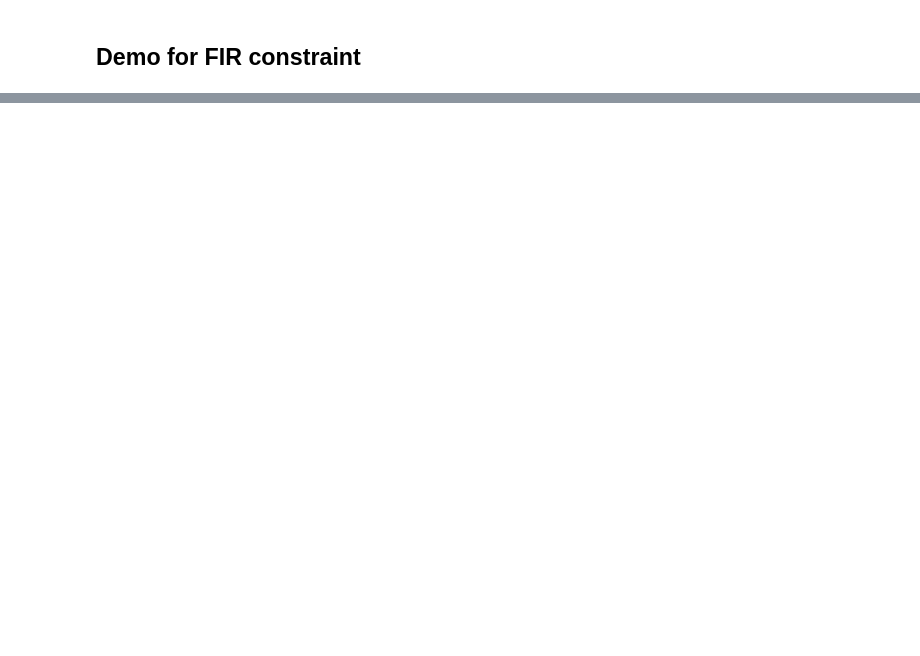
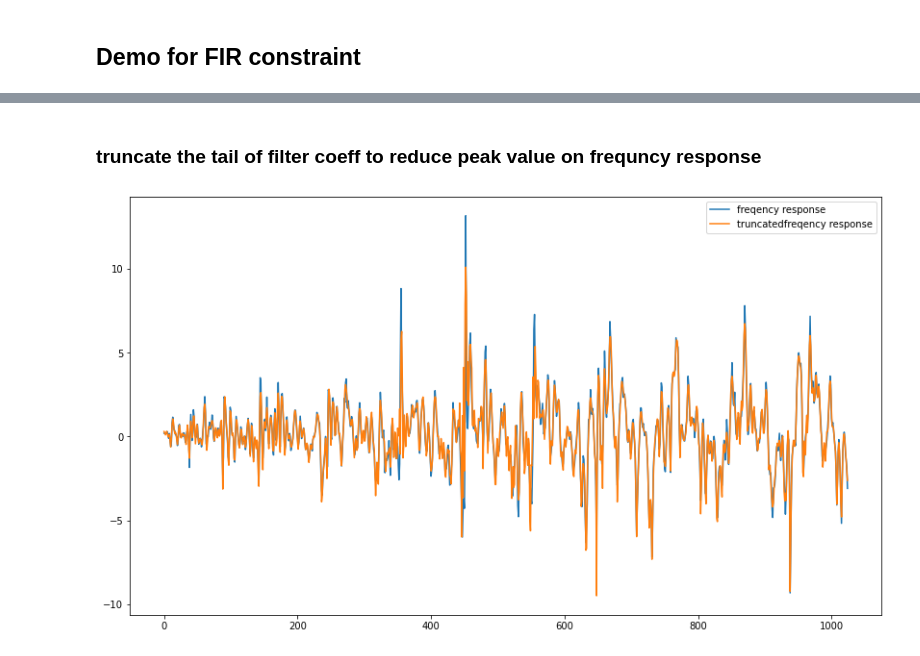
Before and after one commit to wangwei2009/DistantSpeech, a Jupyter notebook: example/RTF.ipynb, the cells around one changed output, grey strips where cells are left out. Cells and saved outputs as stored; diff of their text form; code cells hidden in the pictures; blank space fills up the shorter version.

Commit message:
add truncate demo

```diff
--- a/example/RTF.ipynb
+++ b/example/RTF.ipynb
@@ -159,0 +171,21 @@ pt(w_flms_n)
+# %% [markdown]
+### truncate the tail of filter coeff to reduce peak value on frequncy response
+# %%
+n_fft = 2048
+H = np.fft.rfft(h1, n_fft)/np.fft.rfft(h2, n_fft)
+
+h = np.fft.irfft(H)
+h_shift = np.fft.fftshift(h)
+
+truncate = 512
+h_shift[:truncate] = 0
+h_shift[-truncate:] = 0
+h = np.fft.fftshift(h_shift)
+
+plt.figure(figsize=(14,8))
+plt.plot(10*np.log10(np.abs(H)))
+plt.plot(10*np.log10(np.abs(np.fft.rfft(h,n_fft))))
+plt.legend(['freqency response', 'truncatedfreqency response'])
+plt.show()
+# %% [output]
+[figure, added]
```
Also changed, not shown: parts of 3 cells of this notebook.
